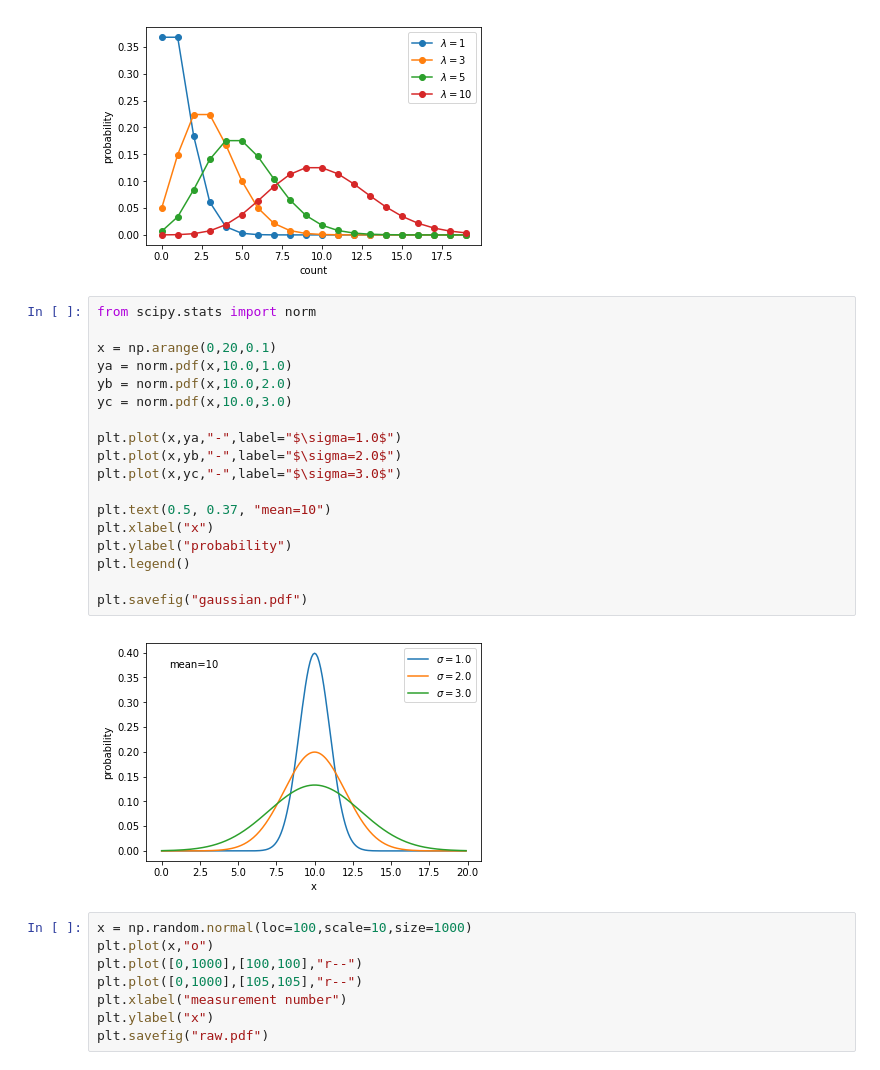
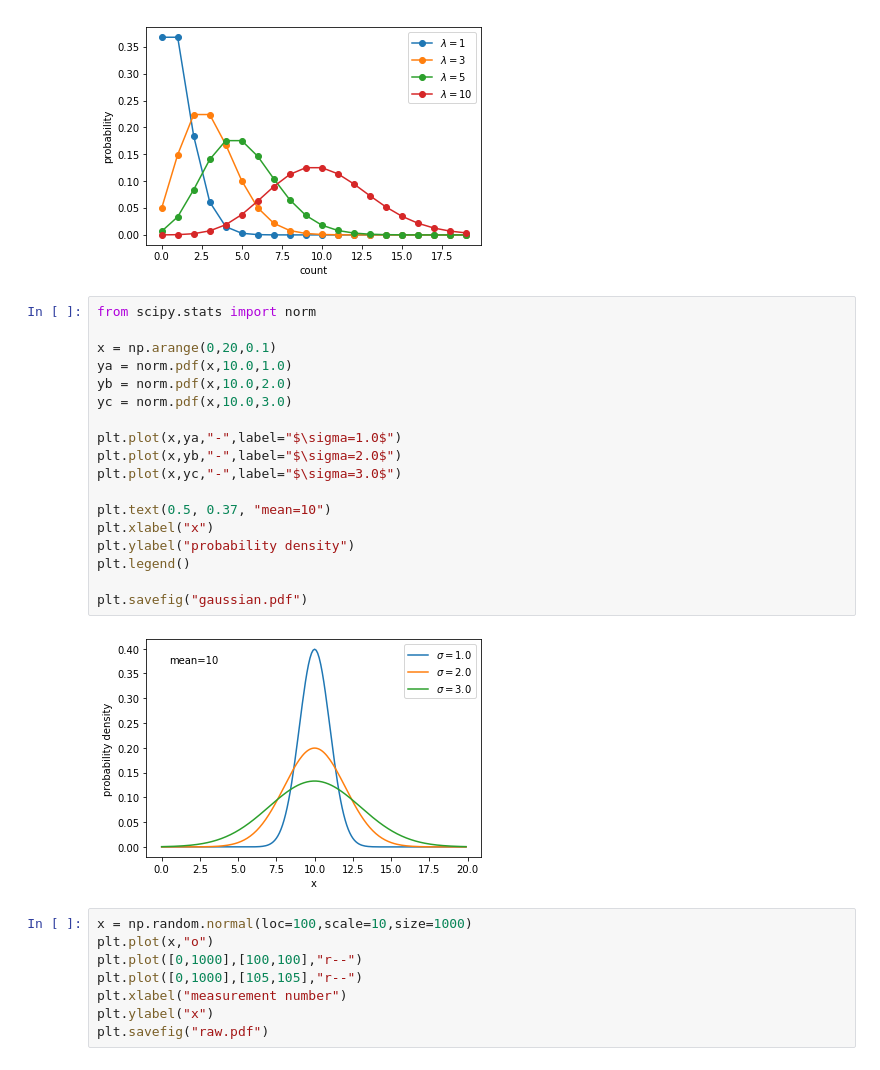
Before and after one commit to mulhearn/classwork, a Jupyter notebook: phy80/stats/figs/figures.ipynb, the cells around one changed output. Drawn from its saved outputs; the diff is of its cells as text.

```diff
--- a/phy80/stats/figs/figures.ipynb
+++ b/phy80/stats/figs/figures.ipynb
@@ -111,23 +113,23 @@ plt.savefig("poisson.pdf")
 # %%
 from scipy.stats import norm
 
 x = np.arange(0,20,0.1)
 ya = norm.pdf(x,10.0,1.0)
 yb = norm.pdf(x,10.0,2.0)
 yc = norm.pdf(x,10.0,3.0)
 
 plt.plot(x,ya,"-",label="$\sigma=1.0$")
 plt.plot(x,yb,"-",label="$\sigma=2.0$")
 plt.plot(x,yc,"-",label="$\sigma=3.0$")
 
 plt.text(0.5, 0.37, "mean=10")
 plt.xlabel("x")
-plt.ylabel("probability")
+plt.ylabel("probability density")
 plt.legend()
 
 plt.savefig("gaussian.pdf")
 # %% [output]
-[figure, old version]
+[figure, new version]
 # %%
 x = np.random.normal(loc=100,scale=10,size=1000)
 plt.plot(x,"o")
```
Also changed, not shown: parts of 1 cell of this notebook, 3 other files.
